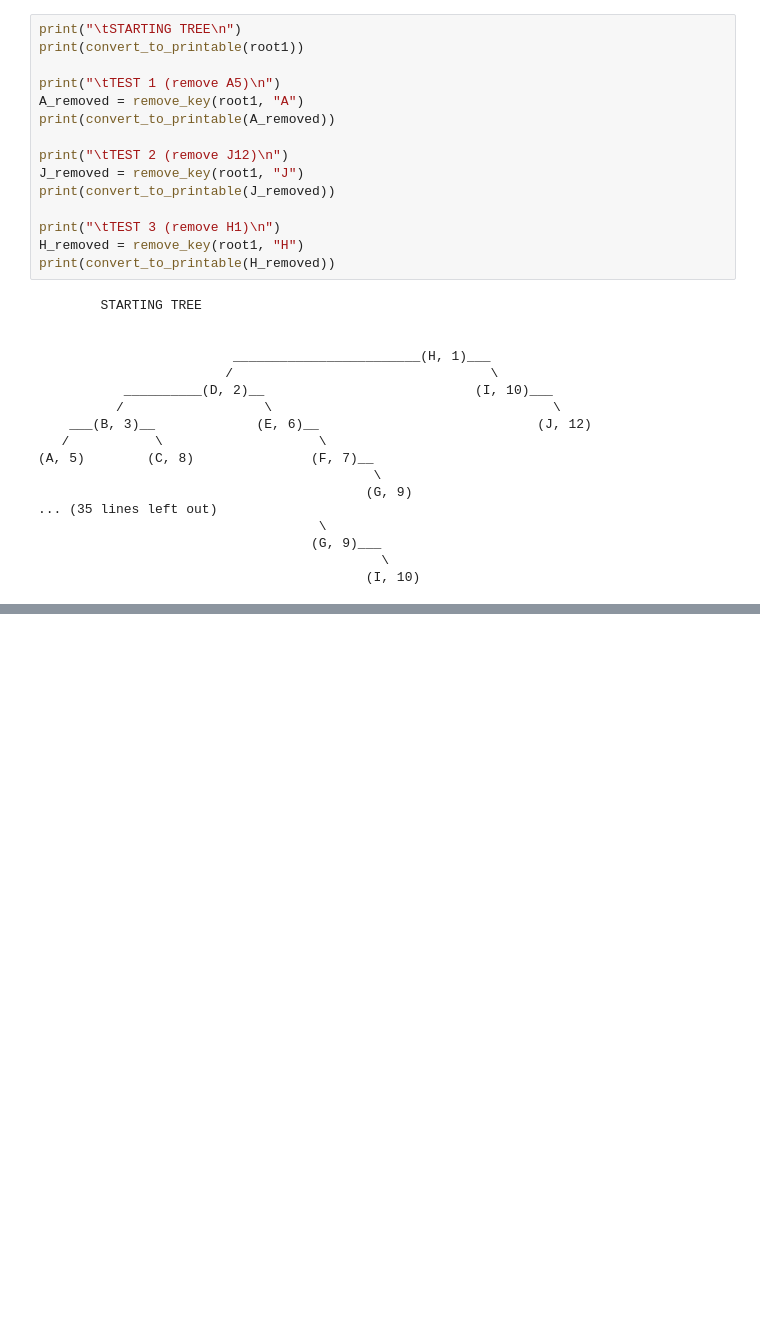
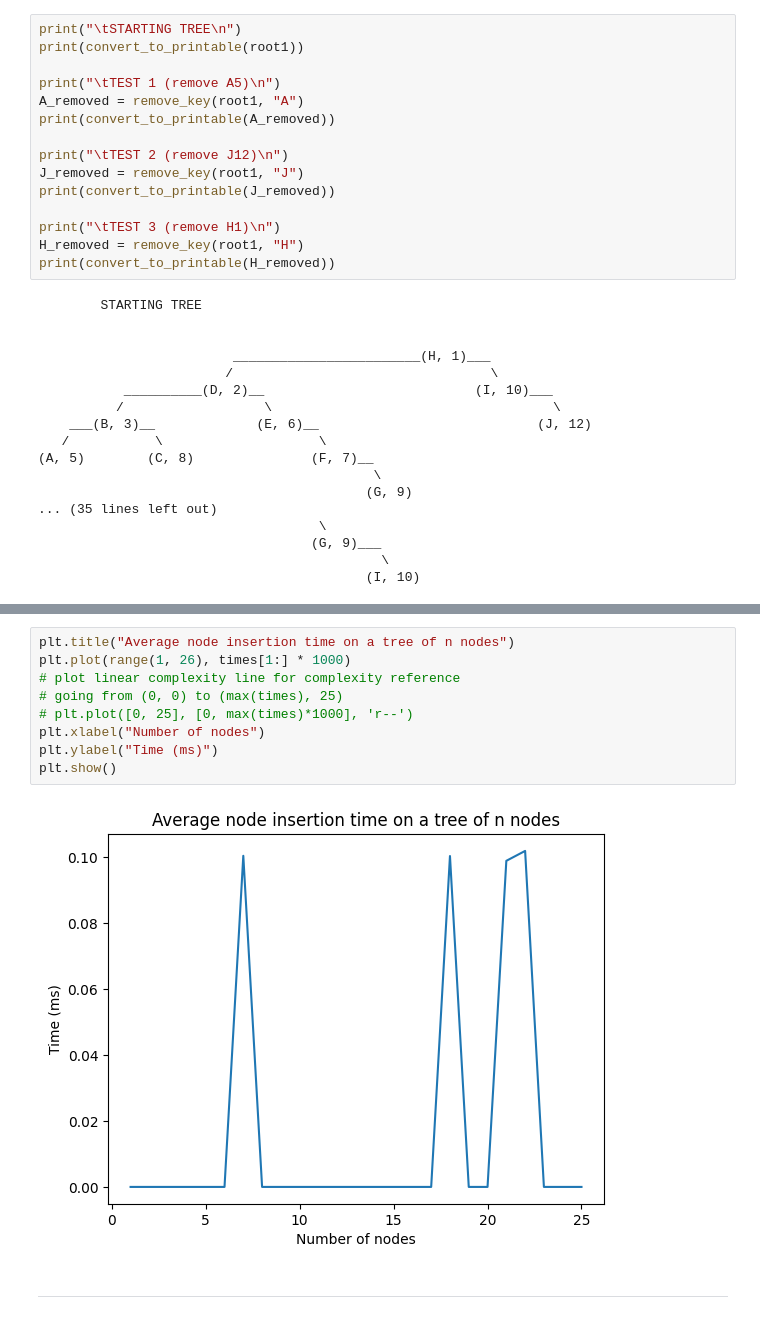
Before and after one commit to xxBWxx/complex-project, a Jupyter notebook: treetest.ipynb, the cells around one changed output, grey strips where cells are left out. Saved outputs shown, nothing was run; the diff lists cells and outputs as text; blank space fills up the shorter version.

```diff
--- a/treetest.ipynb
+++ b/treetest.ipynb
@@ -589,0 +712,13 @@ print(convert_to_printable(H_removed))
+# %%
+plt.title("Average node insertion time on a tree of n nodes")
+plt.plot(range(1, 26), times[1:] * 1000)
+# plot linear complexity line for complexity reference
+# going from (0, 0) to (max(times), 25)
+# plt.plot([0, 25], [0, max(times)*1000], 'r--')
+plt.xlabel("Number of nodes")
+plt.ylabel("Time (ms)")
+plt.show()
+# %% [output]
+[figure, added]
+# %% [markdown]
+---
```
Also changed, not shown: parts of 23 cells of this notebook.
